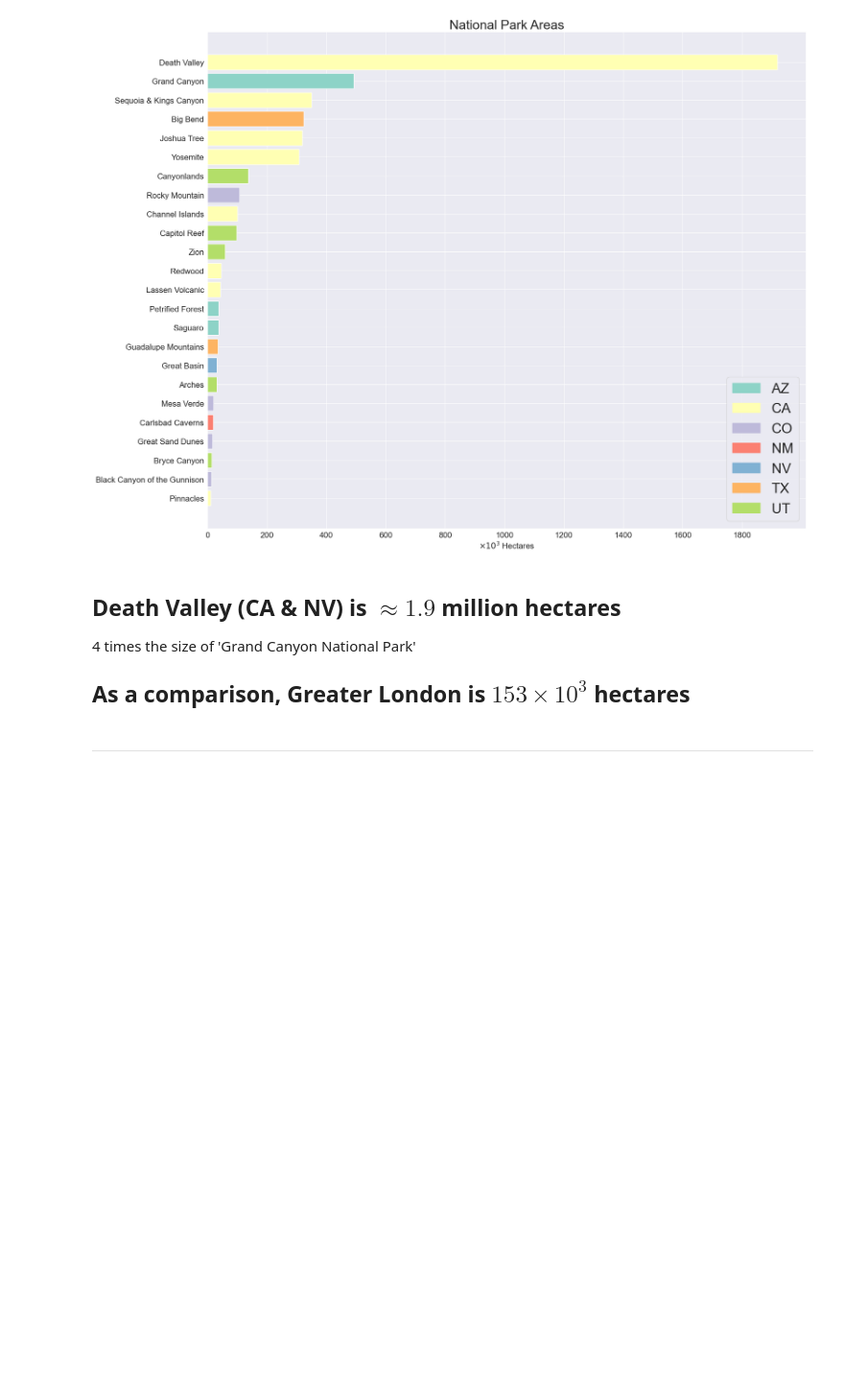
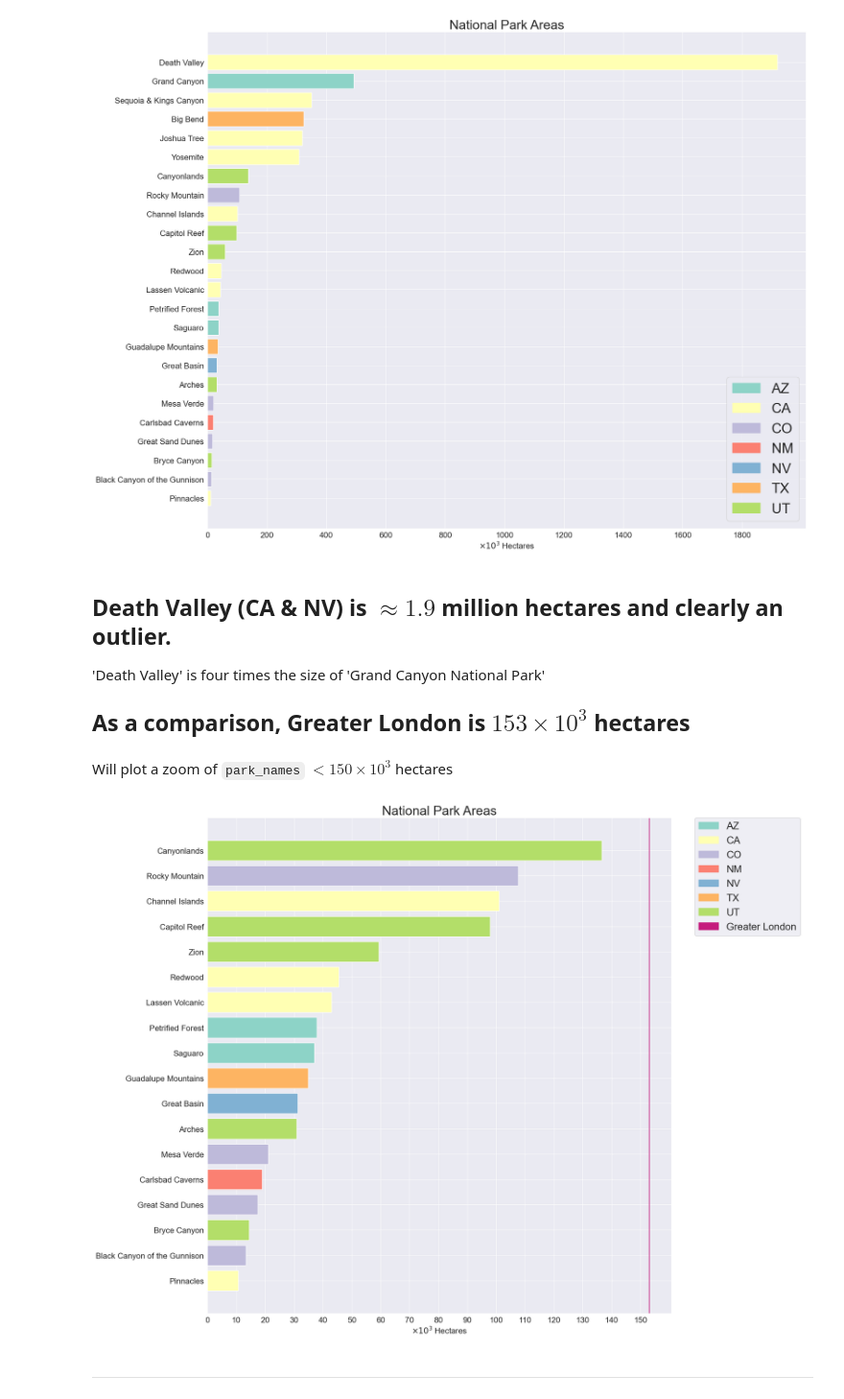
Before and after one commit to pineapple-bois/Biodiversity-In-National-Parks-Real-World, a Jupyter notebook: analysis.ipynb, the cells around one changed output. Shown at 96% size. Drawn from its saved outputs; the diff is of its cells as text; code cells hidden in the pictures; blank space fills up the shorter version.

Commit message:
Park Areas

```diff
--- a/analysis.ipynb
+++ b/analysis.ipynb
@@ -474,10 +474,37 @@ plt.show()
 # %% [output]
 [figure]
 # %% [markdown]
-## Death Valley (CA & NV) is $\approx 1.9$ million hectares
-4 times the size of 'Grand Canyon National Park'
+## Death Valley (CA & NV) is $\approx 1.9$ million hectares and clearly an outlier.
+'Death Valley' is four times the size of 'Grand Canyon National Park'
 &nbsp;
 ## As a comparison, Greater London is $153\times 10^{3}$ hectares
+# %% [markdown]
+Will plot a zoom of `park_names` $< 150 \times 10^{3}$ hectares
+# %%
+# Removing the outlier 'Death Valley'
+park_area_subset = park_area_df[park_area_df['hectares'] < 150]
+# %%
+# Plotting park areas > 150,000 hectares
+handles_three = [mpatches.Patch(color=colour, label=label) for label, colour in state_colour.items()]
+# bar colours with lambda function
+colour = park_area_subset['state'].apply(lambda x: state_colour[x])
+
+plt.figure(figsize=(20,15))
+plt.title('National Park Areas', fontsize=26)
+plt.barh(y=park_area_subset.park_name, width=park_area_subset.hectares, color=colour)
+plt.axvline(x=153, color='#c51b7d', label='Greater London')
+plt.yticks(rotation=0, fontsize=16)
+plt.xticks(np.arange(0,160,10), fontsize=16)
+plt.xlabel(f'$\\times 10^{3}$ Hectares', fontsize=16)
+#plt.legend(handles=handles_three, fontsize=28)
+#plt.legend(handles=handles_three + [mpatches.Patch(color='red', label='Greater London')], fontsize=20)
+plt.legend(handles=handles_three + [mpatches.Patch(color='#c51b7d', label='Greater London')],
+           fontsize=20, bbox_to_anchor=(1.05, 1), loc='upper left', borderaxespad=0)
+plt.grid(True)
+plt.tight_layout()
+plt.show()
+# %% [output]
+[figure, added]
 # %% [markdown]
 ----
 # %% [markdown]
```
Also changed, not shown: parts of 1 cell of this notebook.
